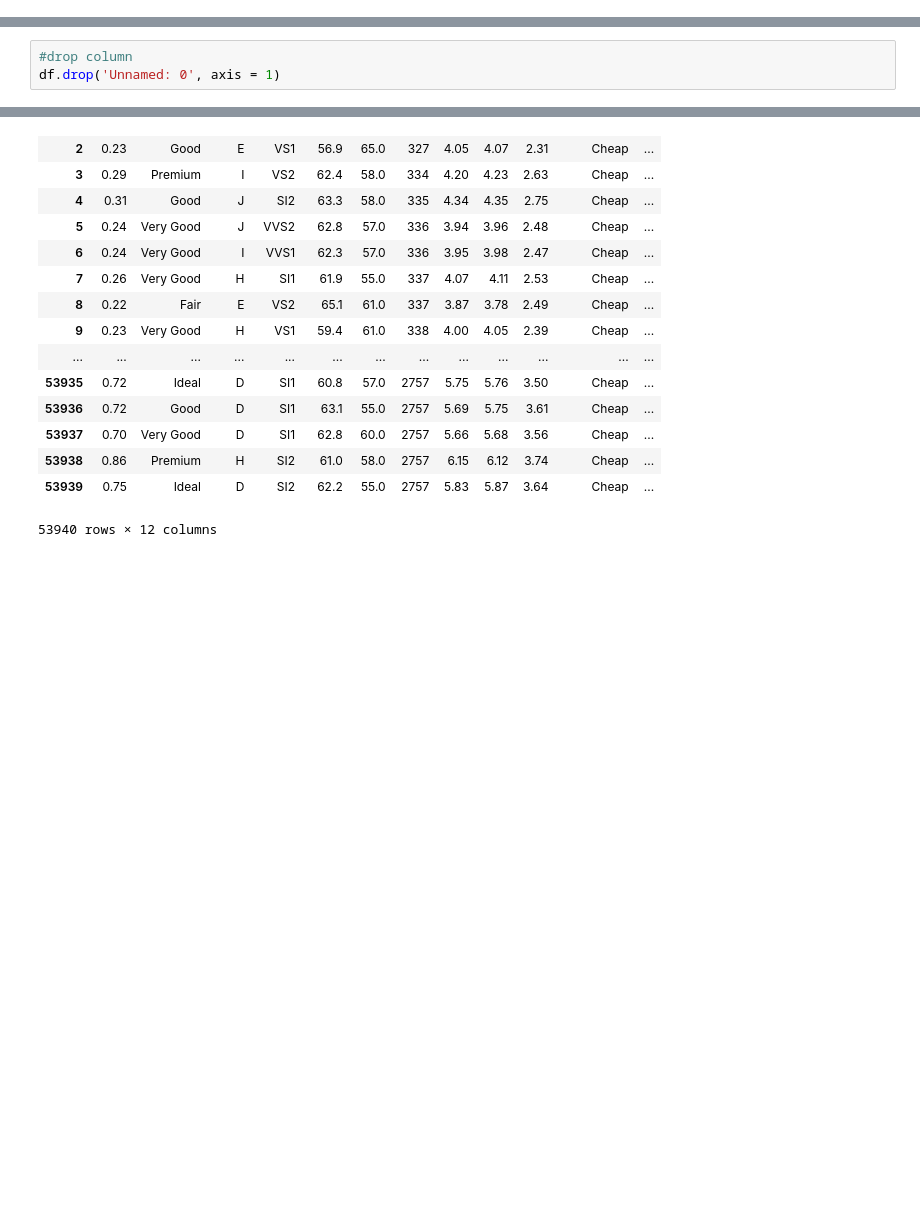
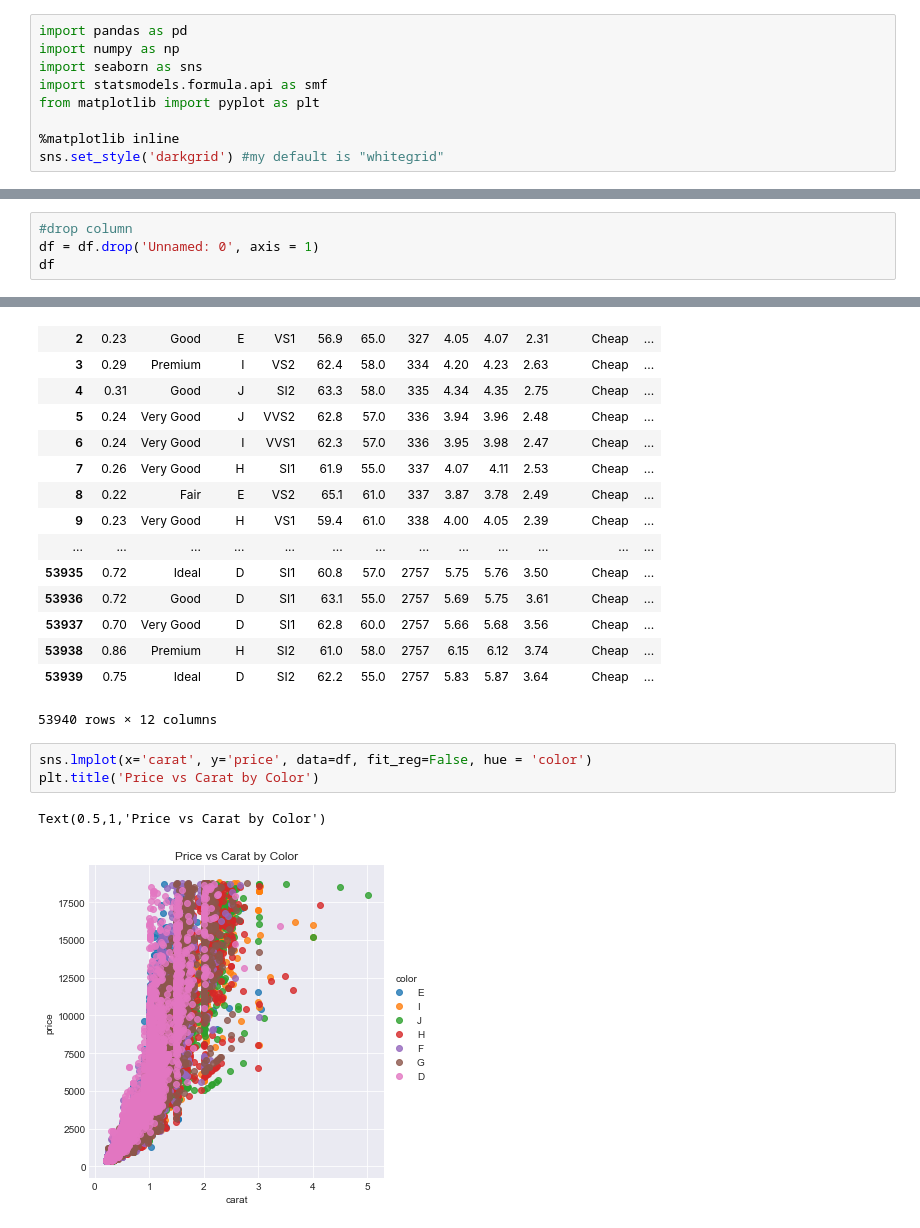
Before and after one commit to ptran265/DataAnalyticsBootcamp, a Jupyter notebook: Diamonds1.ipynb, the cells around one changed output, grey strips where cells are left out. Saved outputs shown, nothing was run; the diff lists cells and outputs as text; blank space fills up the shorter version.

```diff
--- a/Diamonds1.ipynb
+++ b/Diamonds1.ipynb
@@ -4,3 +1,12 @@ import numpy as np
+# %%
+import pandas as pd
+import numpy as np
+import seaborn as sns
+import statsmodels.formula.api as smf
+from matplotlib import pyplot as plt
+
+%matplotlib inline
+sns.set_style('darkgrid') #my default is "whitegrid"
 # %%
 #load csv file data with headers
 
@@ -196,6 +146,7 @@ Name: 41233, dtype: object
 # %%
 #drop column
-df.drop('Unnamed: 0', axis = 1)
+df = df.drop('Unnamed: 0', axis = 1)
+df
 # %% [output]
 |  | carat | cut | color | clarity | depth | table | price | x | y | z | price grade | ... |
 | 0 | 0.23 | Ideal | E | SI2 | 61.5 | 55.0 | 326 | 3.95 | 3.98 | 2.43 | Cheap | ... |
@@ -215,3 +166,9 @@ df.drop('Unnamed: 0', axis = 1)
 | 53938 | 0.86 | Premium | H | SI2 | 61.0 | 58.0 | 2757 | 6.15 | 6.12 | 3.74 | Cheap | ... |
 | 53939 | 0.75 | Ideal | D | SI2 | 62.2 | 55.0 | 2757 | 5.83 | 5.87 | 3.64 | Cheap | ... |
 53940 rows × 12 columns
+# %%
+sns.lmplot(x='carat', y='price', data=df, fit_reg=False, hue = 'color')
+plt.title('Price vs Carat by Color')
+# %% [output]
+Text(0.5,1,'Price vs Carat by Color')
+[figure, added]
```
Also changed, not shown: parts of 31 cells of this notebook.
